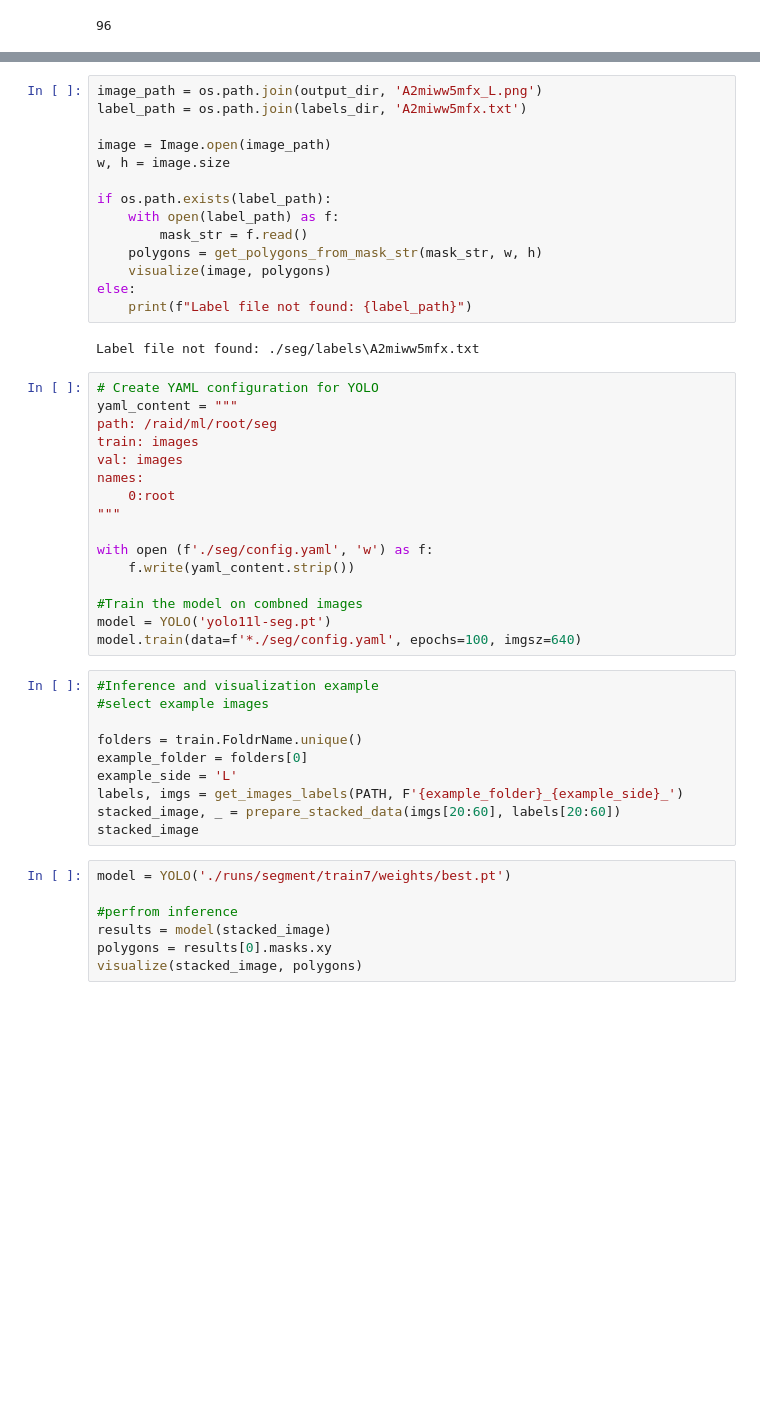
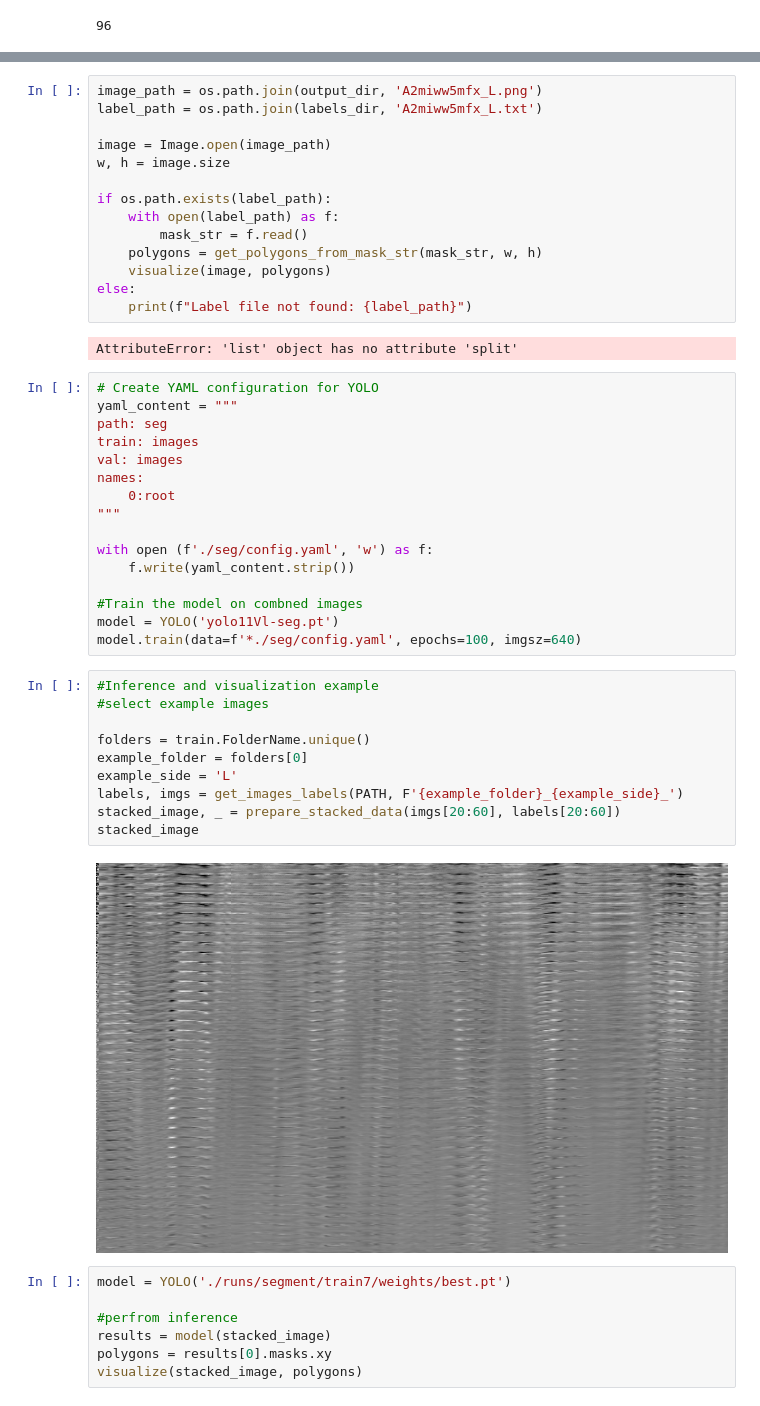
Before and after one commit to rainhard-obura/computer_vision_projects, a Jupyter notebook: root_volume_estimation_challenge/notebookfour.ipynb, the cells around one changed output, grey strips where cells are left out. Drawn from its saved outputs; the diff is of its cells as text; blank space fills up the shorter version.

Commit message:
model inferencing

```diff
--- a/root_volume_estimation_challenge/notebookfour.ipynb
+++ b/root_volume_estimation_challenge/notebookfour.ipynb
@@ -174,6 +174,6 @@ print(len(labels_dir))
 # %%
 image_path = os.path.join(output_dir, 'A2miww5mfx_L.png')
-label_path = os.path.join(labels_dir, 'A2miww5mfx.txt')
+label_path = os.path.join(labels_dir, 'A2miww5mfx_L.txt')
 
 image = Image.open(image_path)
 w, h = image.size
@@ -186,11 +186,11 @@ if os.path.exists(label_path):
 else:
     print(f"Label file not found: {label_path}")
 # %% [output]
-Label file not found: ./seg/labels\A2miww5mfx.txt
+AttributeError: 'list' object has no attribute 'split'
 # %%
 # Create YAML configuration for YOLO
 yaml_content = """
-path: /raid/ml/root/seg
+path: seg
 train: images
 val: images
 names:
@@ -201,18 +201,20 @@ with open (f'./seg/config.yaml', 'w') as f:
     f.write(yaml_content.strip())
 
 #Train the model on combned images
-model = YOLO('yolo11l-seg.pt')
+model = YOLO('yolo11Vl-seg.pt')
 model.train(data=f'*./seg/config.yaml', epochs=100, imgsz=640)
 # %%
 #Inference and visualization example
 #select example images
 
-folders = train.FoldrName.unique()
+folders = train.FolderName.unique()
 example_folder = folders[0]
 example_side = 'L'
 labels, imgs = get_images_labels(PATH, F'{example_folder}_{example_side}_')
 stacked_image, _ = prepare_stacked_data(imgs[20:60], labels[20:60])
 stacked_image
+# %% [output]
+[figure, added]
 # %%
 model = YOLO('./runs/segment/train7/weights/best.pt')
 
```
Also changed, not shown: parts of 1 cell of this notebook, 1 other file.
